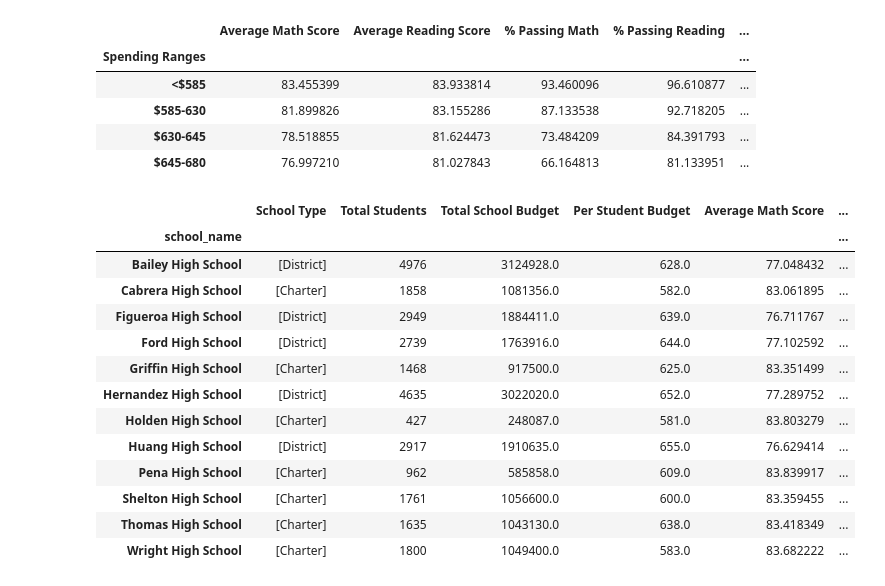
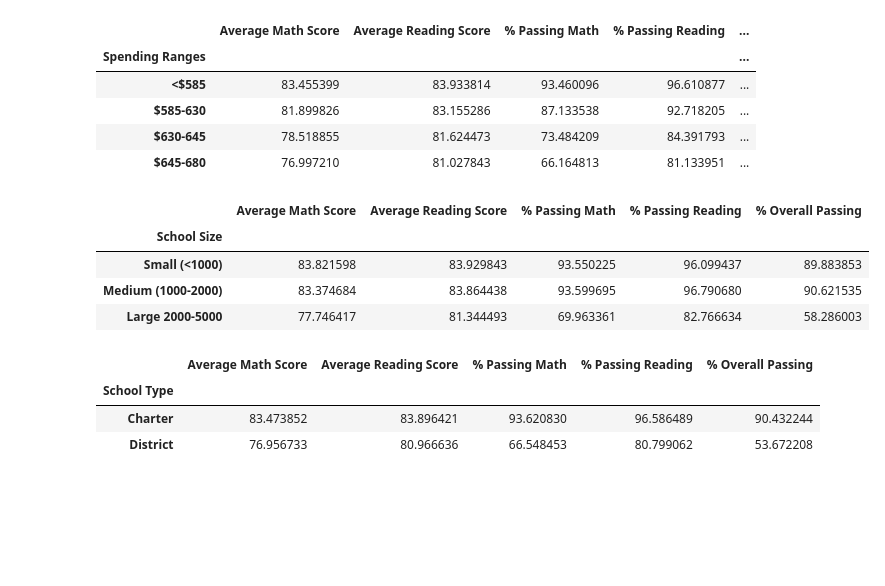
Before and after one commit to youngcourtcourt/pandas-challenge, a Jupyter notebook: PyCitySchools/PyCitySchools.ipynb, the cells around one changed output. Drawn from its saved outputs; the diff is of its cells as text; code cells hidden in the pictures; blank space fills up the shorter version.

Commit message:
Finished charts. Still need to comment everything

```diff
--- a/PyCitySchools/PyCitySchools.ipynb
+++ b/PyCitySchools/PyCitySchools.ipynb
@@ -112,8 +113,9 @@ districtDf
 schoolNamesGroup=schoolDataComplete.groupby(["school_name"])
 # %%
 #get school type from school type column based on our school name group. Rename series for use in later data frame
-schoolTypes=schoolNamesGroup["type"].unique()
+schoolTypes=schoolNamesGroup["type"].first()
 schoolTypes=schoolTypes.rename("School Type")
+schoolTypes=schoolTypes.astype(str)
 schoolTypes
 # %% [output]
 school_name
@@ -611,14 +613,13 @@ readingScoresByGradeDf
 # %%
 bins=[0, 585, 630, 645, 680]
 groupNames=['<$585', '$585-630', '$630-645', '$645-680']
+NewSchoolSummaryDf=schoolSummaryDf
 # %%
-schoolSummaryDf['Spending Ranges']=pd.cut(schoolSummaryDf['Per Student Budget'], bins, labels=groupNames, include_lowest=True)
+NewSchoolSummaryDf['Spending Ranges']=pd.cut(NewSchoolSummaryDf['Per Student Budget'], bins, labels=groupNames, include_lowest=True)
 
-schoolSummaryDfBinned=schoolSummaryDf[['Spending Ranges','Average Math Score', 'Average Reading Score', '% Passing Math','% Passing Reading', '% Overall Passing']]
-scoresBySpendingGroup=schoolSummaryDfBinned.groupby('Spending Ranges')
+NewSchoolSummaryDfBinned=NewSchoolSummaryDf[['Spending Ranges','Average Math Score', 'Average Reading Score', '% Passing Math','% Passing Reading', '% Overall Passing']]
+scoresBySpendingGroup=NewSchoolSummaryDfBinned.groupby('Spending Ranges')
 scoresBySpendingGroup.mean()
-
-# schoolSummaryDfBinned.set_index('Spending Ranges')
 # %% [output]
 |  | Average Math Score | Average Reading Score | % Passing Math | % Passing Reading | ... |
 | Spending Ranges |  |  |  |  | ... |
@@ -630,23 +631,23 @@ scoresBySpendingGroup.mean()
 bins2=[0, 1000, 2000, 5000]
 groupNames2=['Small (<1000)', 'Medium (1000-2000)', 'Large 2000-5000']
 # %%
-schoolSummaryDf['School Size']=pd.cut(schoolSummaryDf['Total Students'], bins2, labels=groupNames2, include_lowest=True)
+NewSchoolSummaryDf['School Size']=pd.cut(NewSchoolSummaryDf['Total Students'], bins2, labels=groupNames2, include_lowest=True)
 
-schoolSummaryDfSizeBinned=schoolSummaryDf[['Average Math Score', 'Average Reading Score', '% Passing Math','% Passing Reading', '% Overall Passing']]
-scoresBySizeGroup=schoolSummaryDf.groupby('School Size')
-scoresBySizeGroup.head()
+NewSchoolSummaryDfSizeBinned=NewSchoolSummaryDf[['School Size','Average Math Score', 'Average Reading Score', '% Passing Math','% Passing Reading', '% Overall Passing']]
+scoresBySizeGroup=NewSchoolSummaryDfSizeBinned.groupby('School Size')
+scoresBySizeGroup.mean()
 # %% [output]
-|  | School Type | Total Students | Total School Budget | Per Student Budget | Average Math Score | ... |
-| school_name |  |  |  |  |  | ... |
-| Bailey High School | [District] | 4976 | 3124928.0 | 628.0 | 77.048432 | ... |
-| Cabrera High School | [Charter] | 1858 | 1081356.0 | 582.0 | 83.061895 | ... |
-| Figueroa High School | [District] | 2949 | 1884411.0 | 639.0 | 76.711767 | ... |
-| Ford High School | [District] | 2739 | 1763916.0 | 644.0 | 77.102592 | ... |
-| Griffin High School | [Charter] | 1468 | 917500.0 | 625.0 | 83.351499 | ... |
-| Hernandez High School | [District] | 4635 | 3022020.0 | 652.0 | 77.289752 | ... |
-| Holden High School | [Charter] | 427 | 248087.0 | 581.0 | 83.803279 | ... |
-| Huang High School | [District] | 2917 | 1910635.0 | 655.0 | 76.629414 | ... |
-| Pena High School | [Charter] | 962 | 585858.0 | 609.0 | 83.839917 | ... |
-| Shelton High School | [Charter] | 1761 | 1056600.0 | 600.0 | 83.359455 | ... |
-| Thomas High School | [Charter] | 1635 | 1043130.0 | 638.0 | 83.418349 | ... |
-| Wright High School | [Charter] | 1800 | 1049400.0 | 583.0 | 83.682222 | ... |
+|  | Average Math Score | Average Reading Score | % Passing Math | % Passing Reading | % Overall Passing |
+| School Size |  |  |  |  |  |
+| Small (<1000) | 83.821598 | 83.929843 | 93.550225 | 96.099437 | 89.883853 |
+| Medium (1000-2000) | 83.374684 | 83.864438 | 93.599695 | 96.790680 | 90.621535 |
+| Large 2000-5000 | 77.746417 | 81.344493 | 69.963361 | 82.766634 | 58.286003 |
+# %%
+NewSchoolSummaryDfByType=NewSchoolSummaryDf[['School Type', 'Average Math Score', 'Average Reading Score', '% Passing Math','% Passing Reading', '% Overall Passing']]
+NewSchoolSummaryDfByTypeGroup=NewSchoolSummaryDfByType.groupby('School Type')
+NewSchoolSummaryDfByTypeGroup.mean()
+# %% [output]
+|  | Average Math Score | Average Reading Score | % Passing Math | % Passing Reading | % Overall Passing |
+| School Type |  |  |  |  |  |
+| Charter | 83.473852 | 83.896421 | 93.620830 | 96.586489 | 90.432244 |
+| District | 76.956733 | 80.966636 | 66.548453 | 80.799062 | 53.672208 |
```
Also changed, not shown: parts of 5 cells of this notebook.
